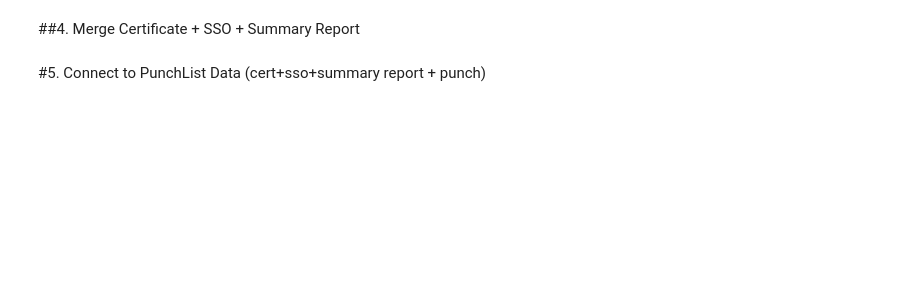
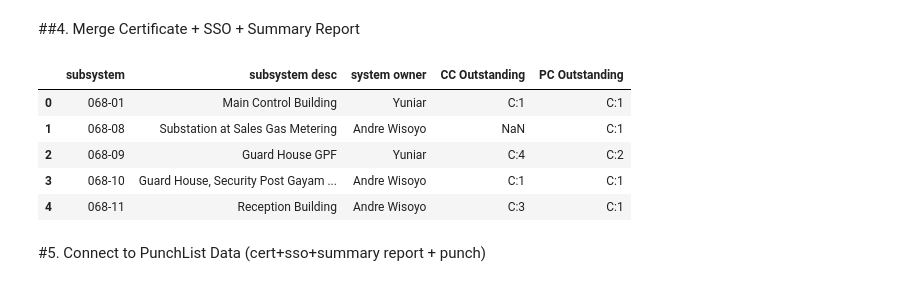
Before and after one commit to jimxs74/SC, a Jupyter notebook: SC61_Colaboratory.ipynb, the cells around one changed output. Cells and saved outputs as stored; diff of their text form; code cells hidden in the pictures; blank space fills up the shorter version.

```diff
--- a/SC61_Colaboratory.ipynb
+++ b/SC61_Colaboratory.ipynb
@@ -188,12 +206,12 @@ sr_pc.head(3)
 # %%
 #adjustment jumlah column A/B/C/D
-#sr_pc.columns = ['PC Outstanding', 'A','B','C','D']
-#sr_pc["PC Outstanding"] = sr_pc["PC Outstanding"].astype(str) + "/" + sr_pc["A"].astype(str) + "/" + sr_pc["B"].astype(str) + "/" + sr_pc["C"].astype(str) + "/" + sr_pc["D"].astype(str)
-#sr_pc = sr_pc.drop(columns=['A','B','C','D'])
+sr_pc.columns = ['PC Outstanding', 'A','B','C','D']
+sr_pc["PC Outstanding"] = sr_pc["PC Outstanding"].astype(str) + "/" + sr_pc["A"].astype(str) + "/" + sr_pc["B"].astype(str) + "/" + sr_pc["C"].astype(str) + "/" + sr_pc["D"].astype(str)
+sr_pc = sr_pc.drop(columns=['A','B','C','D'])
 
-sr_pc.columns = ['PC Outstanding', 'A','B','C']
-sr_pc["PC Outstanding"] = sr_pc["PC Outstanding"].astype(str) + "/" + sr_pc["A"].astype(str) + "/" + sr_pc["B"].astype(str) + "/" + sr_pc["C"].astype(str)
-sr_pc = sr_pc.drop(columns=['A','B','C'])
+#sr_pc.columns = ['PC Outstanding', 'A','B','C']
+#sr_pc["PC Outstanding"] = sr_pc["PC Outstanding"].astype(str) + "/" + sr_pc["A"].astype(str) + "/" + sr_pc["B"].astype(str) + "/" + sr_pc["C"].astype(str)
+#sr_pc = sr_pc.drop(columns=['A','B','C'])
 # %% [markdown]
 ##4. Merge Certificate + SSO + Summary Report
 # %%
@@ -208,3 +227,12 @@ sert_sso = pd.merge(sso, cc_pc, left_on ="subsystem", right_on="Sub System No" ,
+# %%
+sert_sso.head()
+# %% [output]
+|  | subsystem | subsystem desc | system owner | CC Outstanding | PC Outstanding |
+| 0 | 068-01 | Main Control Building | Yuniar | C:1 | C:1 |
+| 1 | 068-08 | Substation at Sales Gas Metering | Andre Wisoyo | NaN | C:1 |
+| 2 | 068-09 | Guard House GPF | Yuniar | C:4 | C:2 |
+| 3 | 068-10 | Guard House, Security Post Gayam ... | Andre Wisoyo | C:1 | C:1 |
+| 4 | 068-11 | Reception Building | Andre Wisoyo | C:3 | C:1 |
 # %% [markdown]
 #5. Connect to PunchList Data (cert+sso+summary report + punch)
 # %%
```
Also changed, not shown: parts of 8 cells of this notebook.
